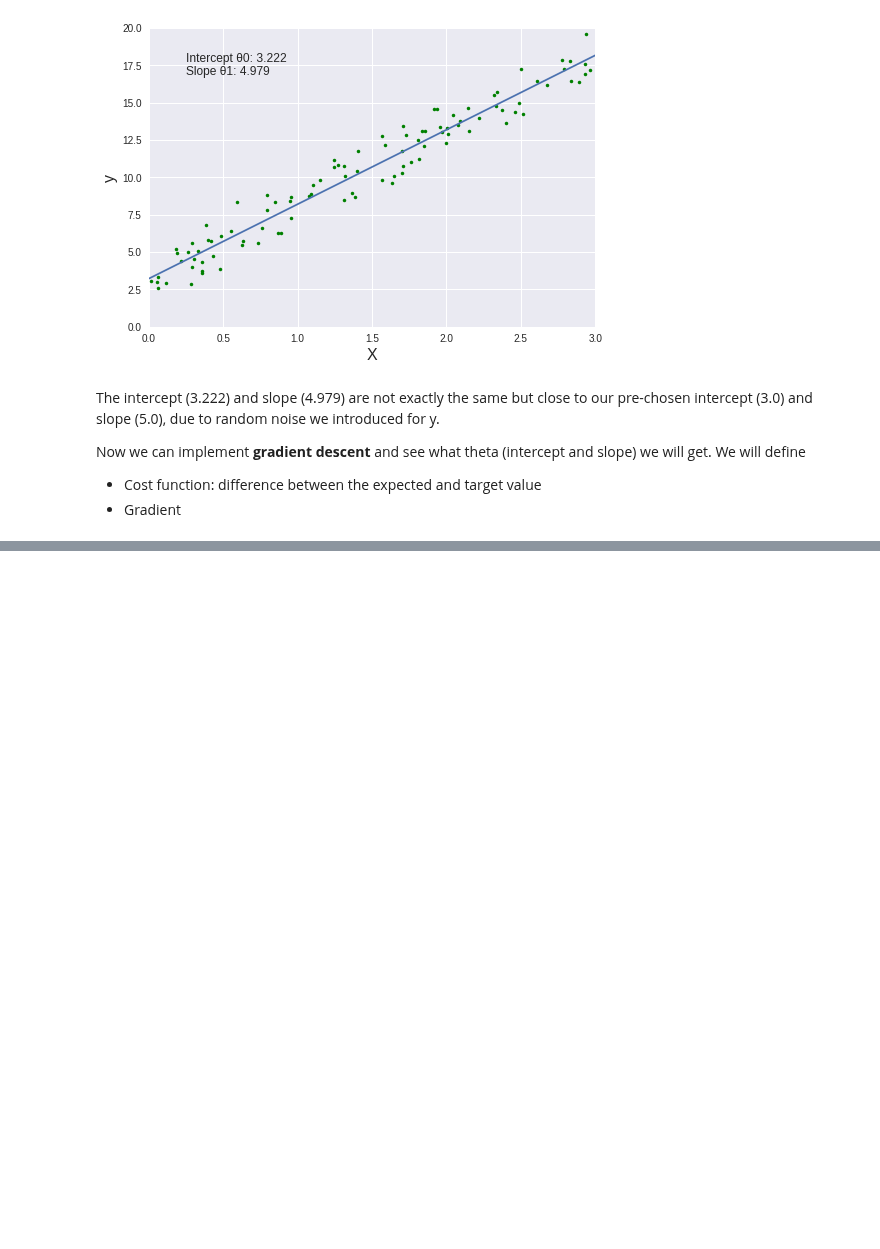
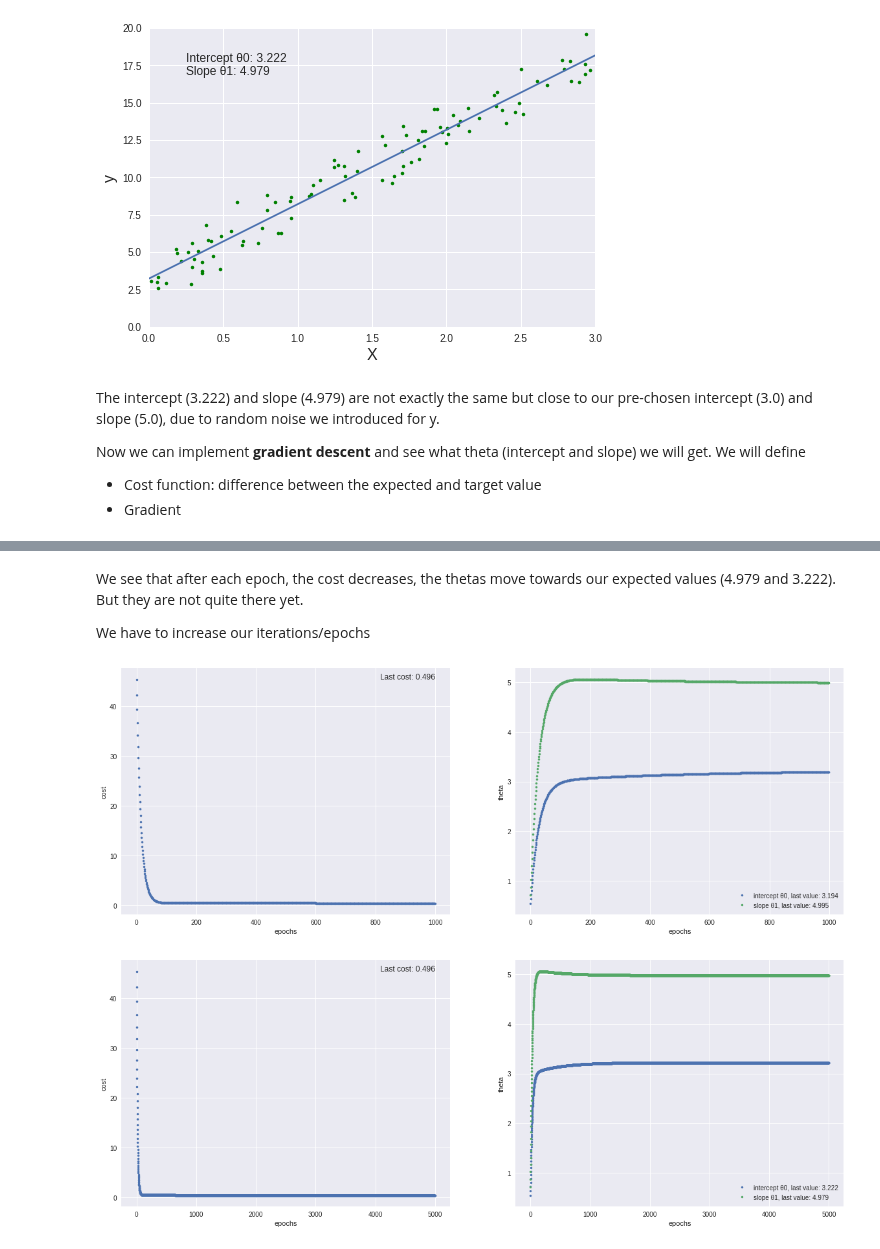
Before and after one commit to aunz/ds, a Jupyter notebook: Gradient_descent.ipynb, the cells around one changed output, grey strips where cells are left out. Cells and saved outputs as stored; diff of their text form; code cells hidden in the pictures; blank space fills up the shorter version.

```diff
--- a/Gradient_descent.ipynb
+++ b/Gradient_descent.ipynb
@@ -61,0 +139,10 @@ def predict(X, theta):
+# %% [markdown]
+We see that after each epoch, the cost decreases, the thetas move towards our expected values (4.979 and 3.222). But they are not quite there yet.
+
+We have to increase our iterations/epochs
+# %%
+cal_and_plot(1000);
+cal_and_plot(5000);
+# %% [output]
+[figure, added]
+[figure, added]
```
Also changed, not shown: parts of 10 cells of this notebook.
